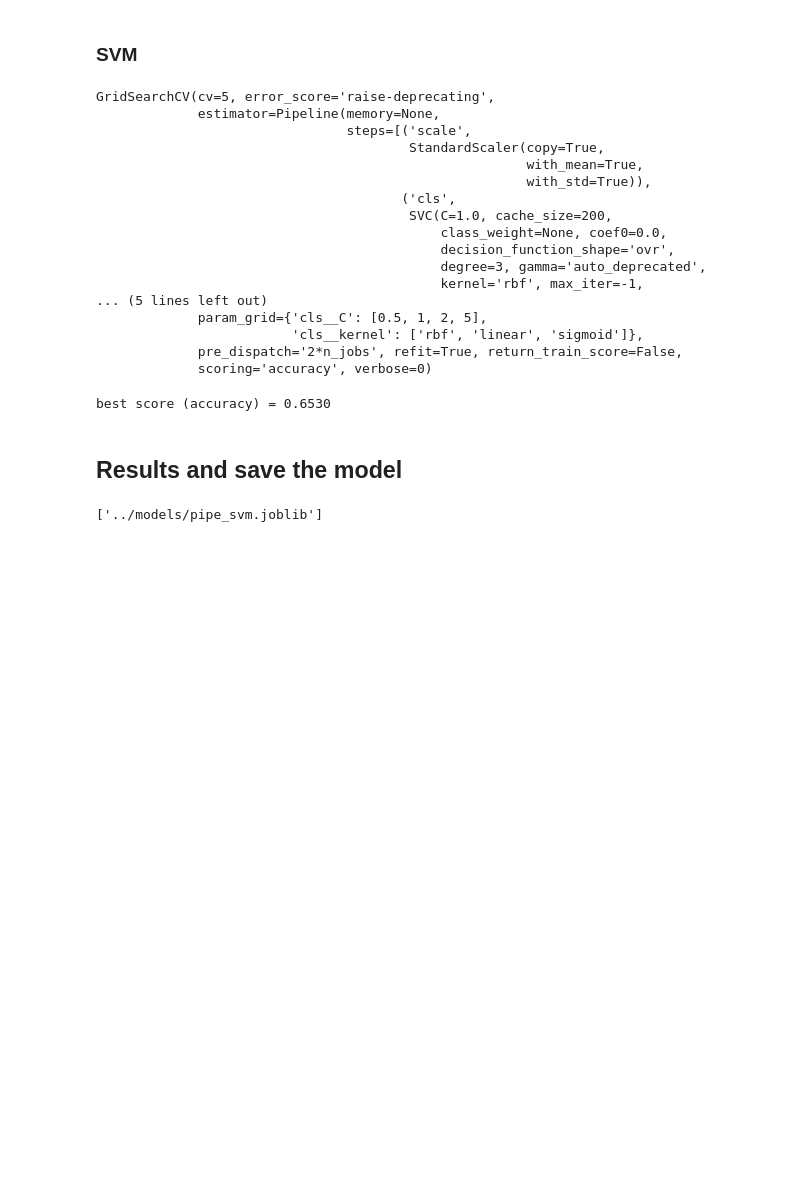
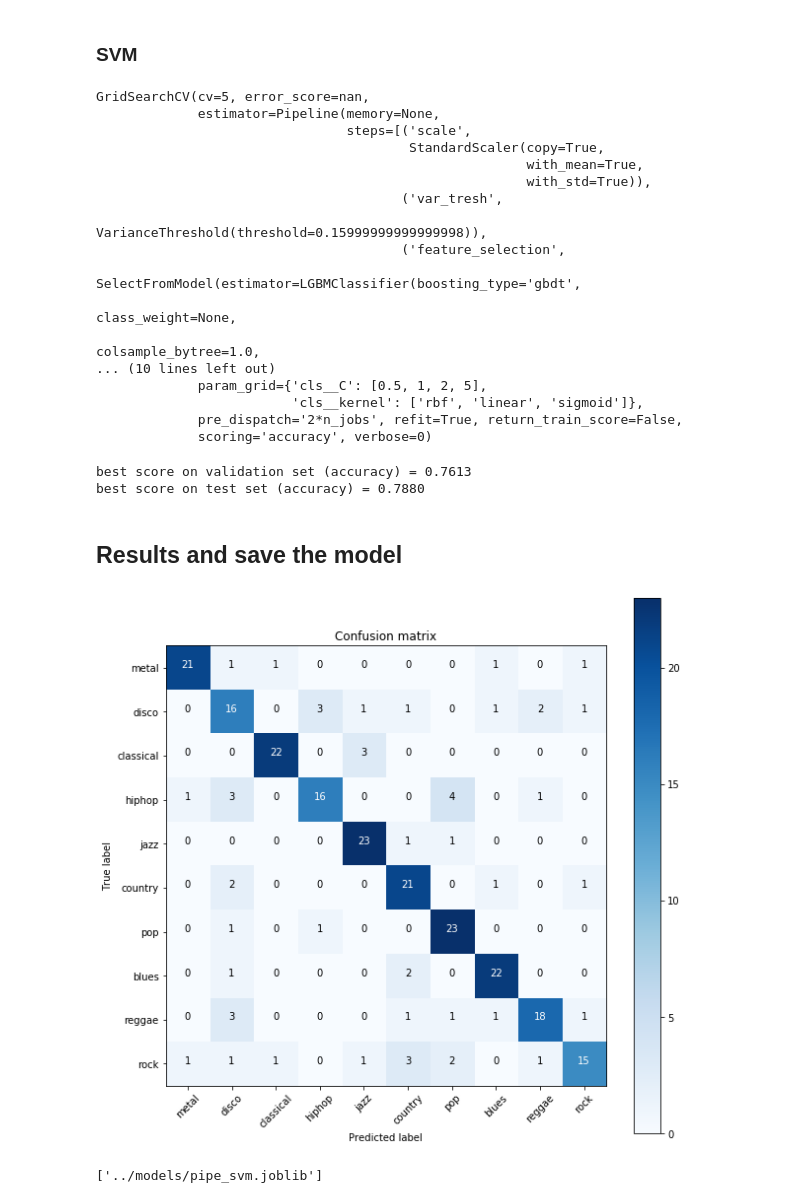
Before and after one commit to Hguimaraes/gtzan.keras, a Jupyter notebook: nbs/1.0-handcrafted_features.ipynb, the cells around one changed output. Drawn from its saved outputs; the diff is of its cells as text; code cells hidden in the pictures; blank space fills up the shorter version.

Commit message:
Finishing classical ml approach and saving to joblib file

```diff
--- a/nbs/1.0-handcrafted_features.ipynb
+++ b/nbs/1.0-handcrafted_features.ipynb
@@ -288,9 +359,11 @@ params = {
 }
 
 pipe_rf = Pipeline([
+    ('var_tresh', VarianceThreshold(threshold=(.8 * (1 - .8)))),
+    ('feature_selection', SelectFromModel(lgbm.LGBMClassifier())),
     ('cls', RandomForestClassifier())
 ])
 
 grid_rf = GridSearchCV(pipe_rf, params, scoring='accuracy', n_jobs=6, cv=5)
-grid_rf.fit(X, y)
+grid_rf.fit(X_train, y_train)
 # %% [output]
@@ -325,35 +401,48 @@ params = {
 
 pipe_svm = Pipeline([
     ('scale', StandardScaler()),
+    ('var_tresh', VarianceThreshold(threshold=(.8 * (1 - .8)))),
+    ('feature_selection', SelectFromModel(lgbm.LGBMClassifier())),
     ('cls', SVC())
 ])
 
 grid_svm = GridSearchCV(pipe_svm, params, scoring='accuracy', n_jobs=6, cv=5)
-grid_svm.fit(X, y)
+grid_svm.fit(X_train, y_train)
 # %% [output]
-GridSearchCV(cv=5, error_score='raise-deprecating',
+GridSearchCV(cv=5, error_score=nan,
              estimator=Pipeline(memory=None,
                                 steps=[('scale',
                                         StandardScaler(copy=True,
                                                        with_mean=True,
                                                        with_std=True)),
-                                       ('cls',
-                                        SVC(C=1.0, cache_size=200,
-                                            class_weight=None, coef0=0.0,
-                                            decision_function_shape='ovr',
-                                            degree=3, gamma='auto_deprecated',
-                                            kernel='rbf', max_iter=-1,
-... (5 lines left out)
+                                       ('var_tresh',
+                                        VarianceThreshold(threshold=0.15999999999999998)),
+                                       ('feature_selection',
+                                        SelectFromModel(estimator=LGBMClassifier(boosting_type='gbdt',
+                                                                                 class_weight=None,
+                                                                                 colsample_bytree=1.0,
+... (10 lines left out)
              param_grid={'cls__C': [0.5, 1, 2, 5],
                          'cls__kernel': ['rbf', 'linear', 'sigmoid']},
              pre_dispatch='2*n_jobs', refit=True, return_train_score=False,
              scoring='accuracy', verbose=0)
-# %%
-print("best score (accuracy) = {:.4f}".format(grid_svm.best_score_))
-# %% [output]
-best score (accuracy) = 0.6530
+# %%
+preds = grid_svm.predict(X_test)
+print("best score on validation set (accuracy) = {:.4f}".format(grid_svm.best_score_))
+print("best score on test set (accuracy) = {:.4f}".format(accuracy_score(y_test, preds)))
+# %% [output]
+best score on validation set (accuracy) = 0.7613
+best score on test set (accuracy) = 0.7880
 # %% [markdown]
 ## Results and save the model
+# %%
+cm = confusion_matrix(y_test, preds)
+classes = ['metal', 'disco', 'classical', 'hiphop', 'jazz', 'country', 'pop', 'blues', 'reggae', 'rock']
+# %%
+plt.figure(figsize=(10,10))
+plot_confusion_matrix(cm, classes)
+# %% [output]
+[figure, added]
 # %%
 from sklearn.externals import joblib
 # %%
```
Also changed, not shown: parts of 24 cells of this notebook.
